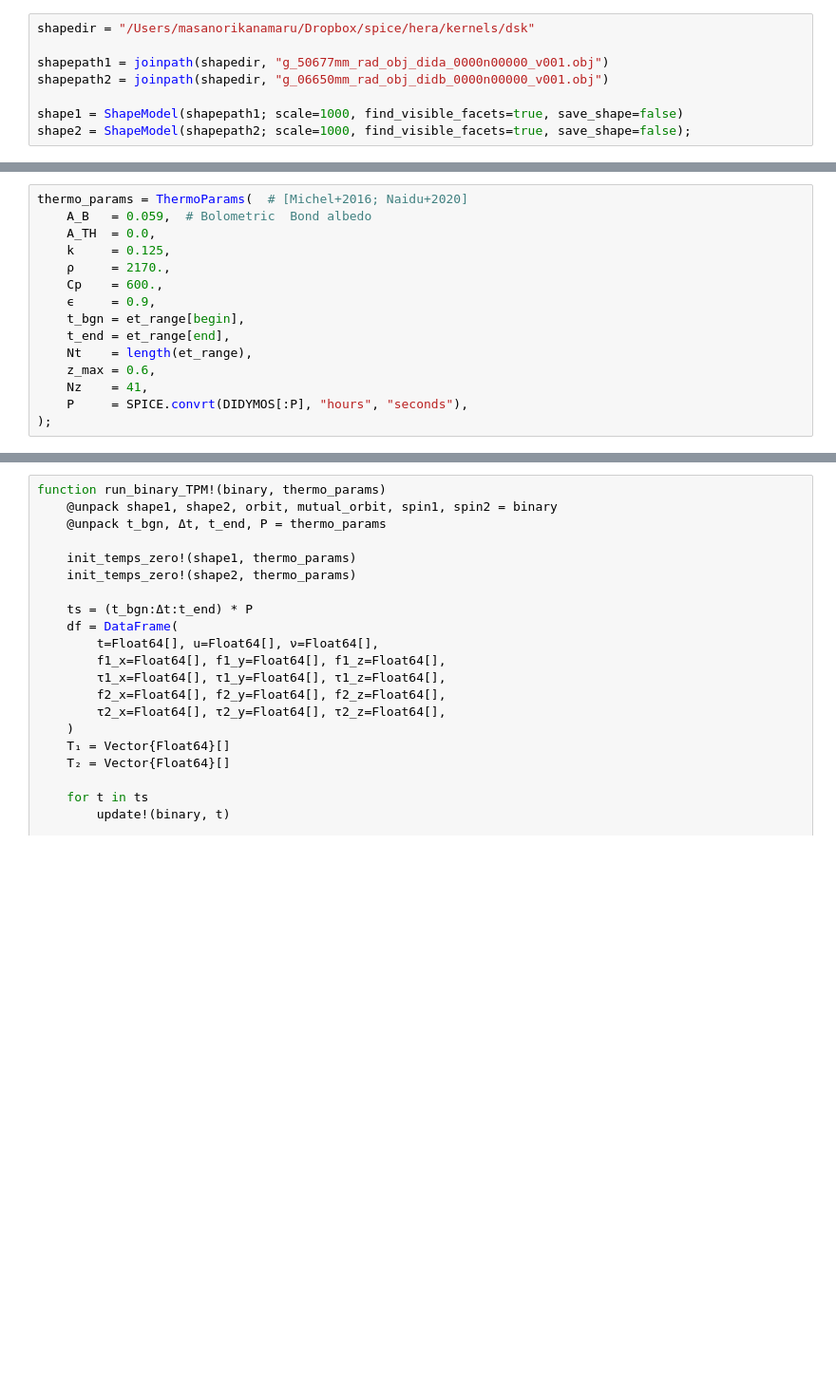
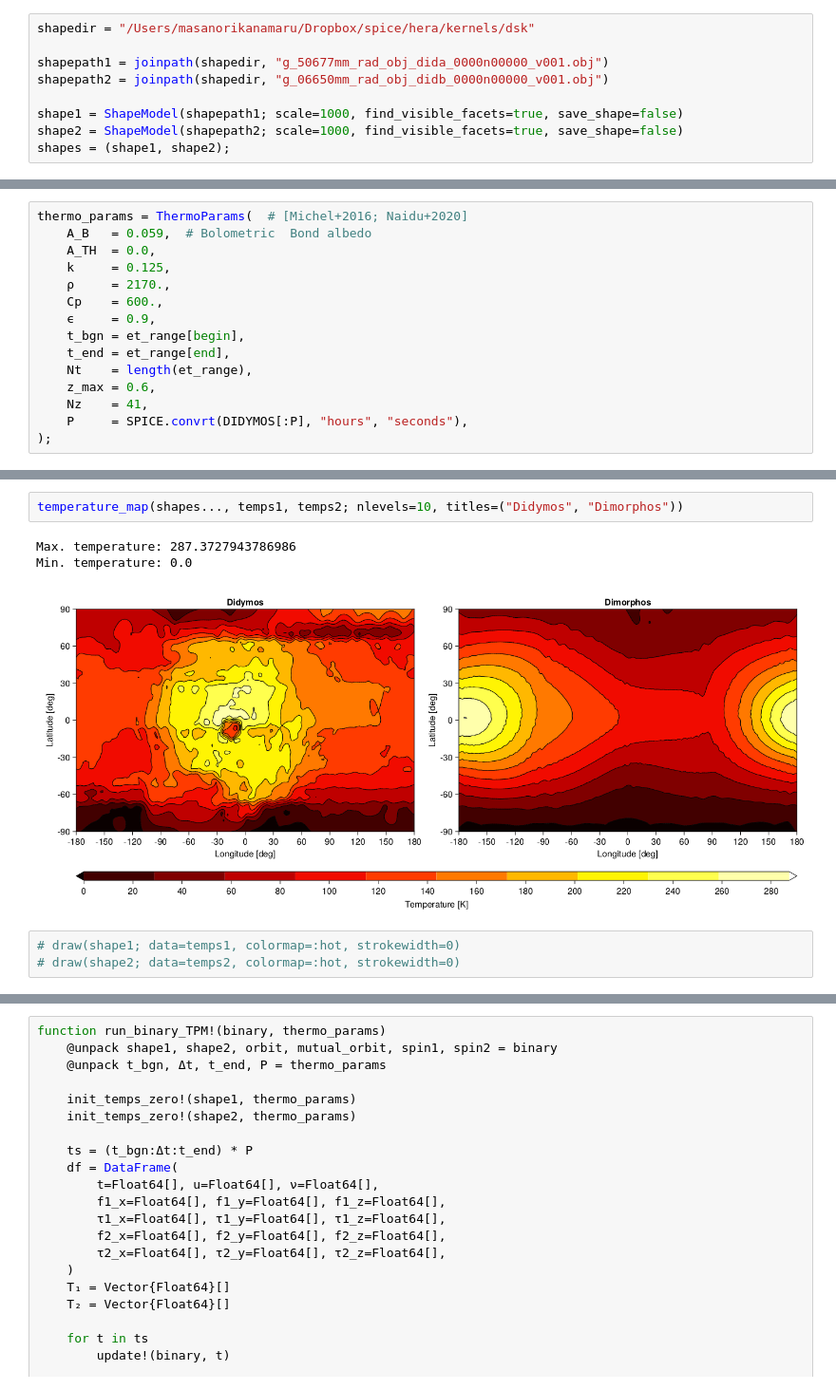
Before and after one commit to Astroshaper/AsteroidThermoPhysicalModels.jl, a Jupyter notebook: notebooks/二重小惑星系_20221005.ipynb, the cells around one changed output, grey strips where cells are left out. Shown at 95% size. Saved outputs shown, nothing was run; the diff lists cells and outputs as text; blank space fills up the shorter version.

```diff
--- a/notebooks/二重小惑星系_20221005.ipynb
+++ b/notebooks/二重小惑星系_20221005.ipynb
@@ -83,4 +75,5 @@ shapepath1 = joinpath(shapedir, "g_50677mm_rad_obj_dida_0000n00000_v001.obj")
 shapepath2 = joinpath(shapedir, "g_06650mm_rad_obj_didb_0000n00000_v001.obj")
 
 shape1 = ShapeModel(shapepath1; scale=1000, find_visible_facets=true, save_shape=false)
-shape2 = ShapeModel(shapepath2; scale=1000, find_visible_facets=true, save_shape=false);
+shape2 = ShapeModel(shapepath2; scale=1000, find_visible_facets=true, save_shape=false)
+shapes = (shape1, shape2);
@@ -266,0 +282,9 @@ sun_d2[1]
+# %%
+temperature_map(shapes..., temps1, temps2; nlevels=10, titles=("Didymos", "Dimorphos"))
+# %% [output]
+Max. temperature: 287.3727943786986
+Min. temperature: 0.0
+[figure, added]
+# %%
+# draw(shape1; data=temps1, colormap=:hot, strokewidth=0)
+# draw(shape2; data=temps2, colormap=:hot, strokewidth=0)
```
Also changed, not shown: parts of 25 cells of this notebook.
